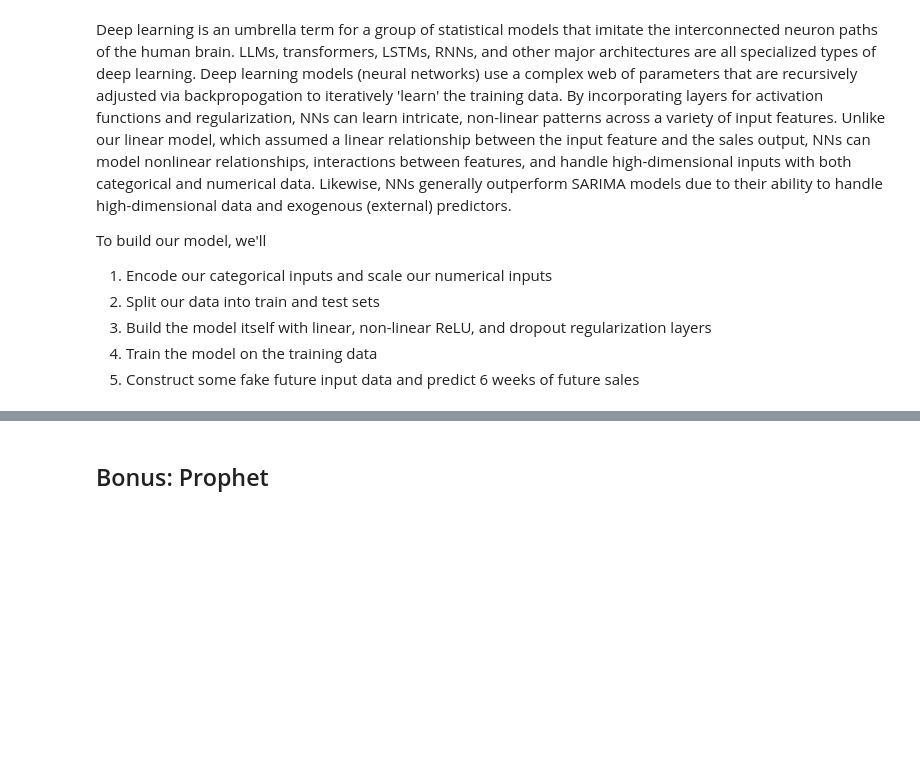
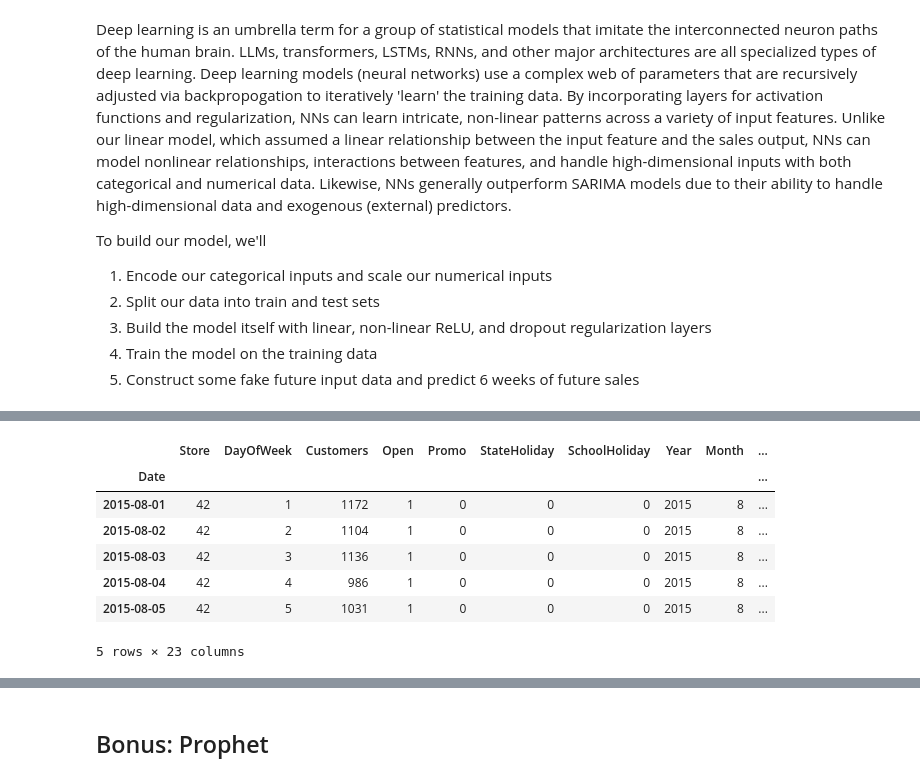
Before and after one commit to austindbirch/data_science_portfolio, a Jupyter notebook: 2: Sales and Revenue Optimization/Sales Forecasting/sales_forecasting.ipynb, the cells around one changed output, grey strips where cells are left out. Cells and saved outputs as stored; diff of their text form; code cells hidden in the pictures; blank space fills up the shorter version.

```diff
--- a/2: Sales and Revenue Optimization/Sales Forecasting/sales_forecasting.ipynb
+++ b/2: Sales and Revenue Optimization/Sales Forecasting/sales_forecasting.ipynb
@@ -746,0 +761,79 @@ RMSE: 500.59
+# %%
+n_weeks = 6
+n_days = n_weeks * 7
+
+fake_data = pd.DataFrame()
+
+# Numerical features
+features = [
+    "Store", "DayOfWeek", "Customers", "Open", "Promo", "StateHoliday", "SchoolHoliday", "Year",
+    "Month", "Day", "WeekOfYear", "StoreType", "Assortment", "CompetitionDistance", "CompetitionOpenSinceMonth",
+    "CompetitionOpenSinceYear", "Promo2", "Promo2SinceWeek", "Promo2SinceYear", "PromoInterval",
+    "SalesPerCustomer", "CompetitiveExposureMonths", "PromoRunningMonths"
+]
+
+fake_values = {
+    "Store": 42,
+    "DayOfWeek": np.tile(np.arange(1, 8), n_weeks),
+    "Customers": 0,
+    "Open": 1,
+    "Promo": 0,  # Assume no promo
+    "StateHoliday": 0, # No state holiday by default
+    "SchoolHoliday": 0,  # No school holiday by default
+    "Year": 2015,
+    "Month": 1,
+    "Day": 1,
+    "WeekOfYear": np.repeat(np.arange(33, 33 + n_weeks), 7),
+    "StoreType": 0,
+    "Assortment": 0,
+    "CompetitionDistance": selected_store_df['CompetitionDistance'].mean(),
+    "CompetitionOpenSinceMonth": selected_store_df['CompetitionOpenSinceMonth'].mean(),
+    "CompetitionOpenSinceYear": selected_store_df['CompetitionOpenSinceYear'].mean(),
+    "Promo2": 0,  # No ongoing promotion by default
+    "Promo2SinceWeek": 0,  # No promo
+    "Promo2SinceYear": 0,  # No promo
+    "PromoInterval": 0,
+    "SalesPerCustomer": 0,
+    "CompetitiveExposureMonths": selected_store_df['CompetitiveExposureMonths'].max(),
+    "PromoRunningMonths": 0  # No ongoing promotion
+}
+
+# Fill numerical data
+for feature in features:
+    fake_data[feature] = np.array([fake_values[feature]] * n_days if isinstance(fake_values[feature], (int, float))
+                                  else fake_values[feature])
+
+# Categorical features
+categorical_features = ["StateHoliday", "StoreType", "Assortment", "PromoInterval"]
+
+selected_store_type = selected_store_df['StoreType'].mode().values[0]
+selected_store_assortment = selected_store_df['Assortment'].mode().values[0]
+
+fake_data["StateHoliday"] = ["0"] * n_days  # No state holiday
+fake_data["StoreType"] = [str(selected_store_type)] * n_days
+fake_data["Assortment"] = [str(selected_store_assortment)] * n_days
+fake_data["PromoInterval"] = [""] * n_days  # No promo interval
+
+# Numerical features
+mean_customers_by_day_of_week = selected_store_df.groupby('DayOfWeek')['Customers'].mean()
+mean_spc_by_day_of_week = selected_store_df.groupby('DayOfWeek')['SalesPerCustomer'].mean()
+
+fake_data['Open'] = np.where(fake_data['DayOfWeek'] == 7, 0, 1)
+fake_data['Customers'] = fake_data['DayOfWeek'].map(mean_customers_by_day_of_week).round().astype(int)
+fake_data['SalesPerCustomer'] = fake_data['DayOfWeek'].map(mean_spc_by_day_of_week).round(2)
+fake_data['Month'] = np.where(fake_data.index < 30, 8, 9)
+fake_data['Day'] = np.concatenate([np.arange(1, 31), np.arange(1, 13)])
+
+fake_data['Date'] = pd.to_datetime(fake_data[['Year', 'Month', 'Day']])
+fake_data.set_index('Date', inplace=True)
+
+fake_data.head()
+# %% [output]
+|  | Store | DayOfWeek | Customers | Open | Promo | StateHoliday | SchoolHoliday | Year | Month | ... |
+| Date |  |  |  |  |  |  |  |  |  | ... |
+| 2015-08-01 | 42 | 1 | 1172 | 1 | 0 | 0 | 0 | 2015 | 8 | ... |
+| 2015-08-02 | 42 | 2 | 1104 | 1 | 0 | 0 | 0 | 2015 | 8 | ... |
+| 2015-08-03 | 42 | 3 | 1136 | 1 | 0 | 0 | 0 | 2015 | 8 | ... |
+| 2015-08-04 | 42 | 4 | 986 | 1 | 0 | 0 | 0 | 2015 | 8 | ... |
+| 2015-08-05 | 42 | 5 | 1031 | 1 | 0 | 0 | 0 | 2015 | 8 | ... |
+5 rows × 23 columns
```
Also changed, not shown: parts of 4 cells of this notebook, 1 other file.
